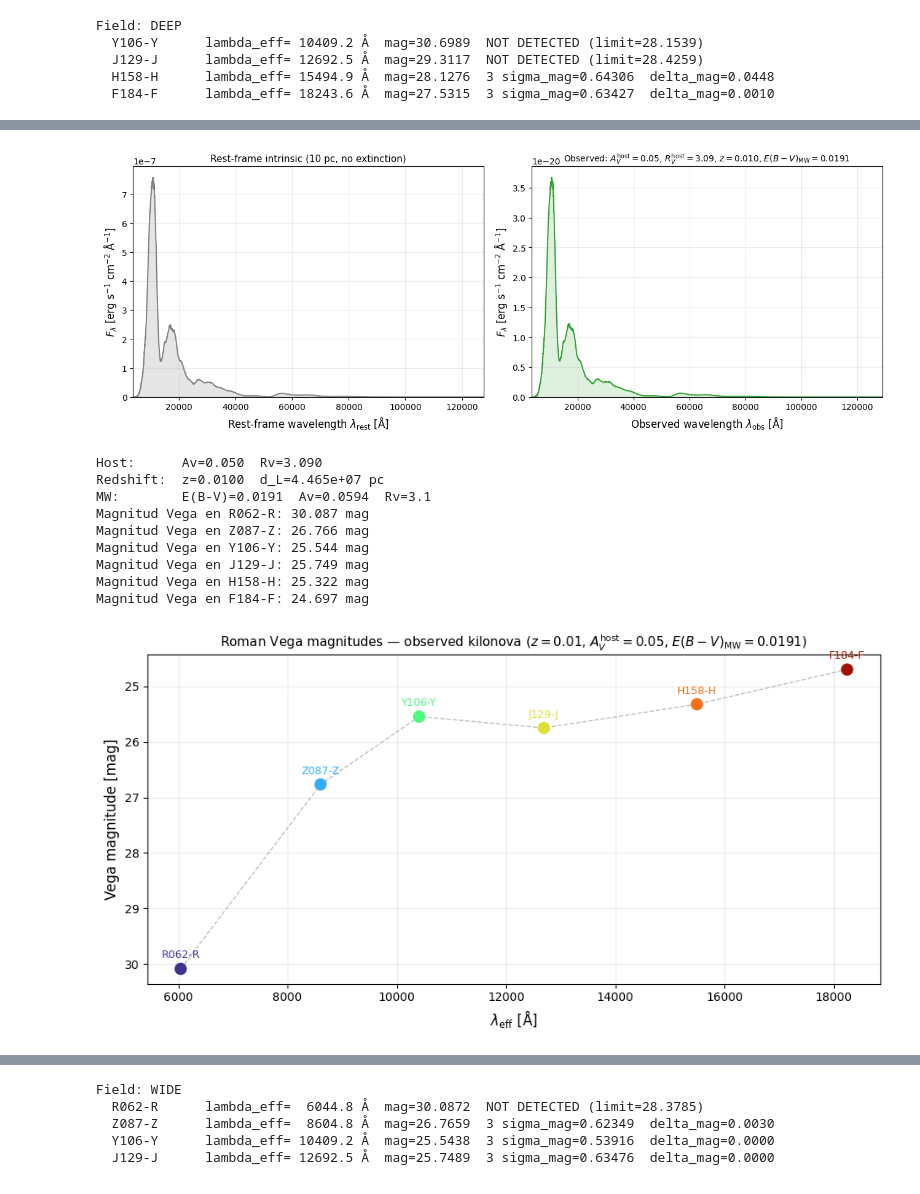
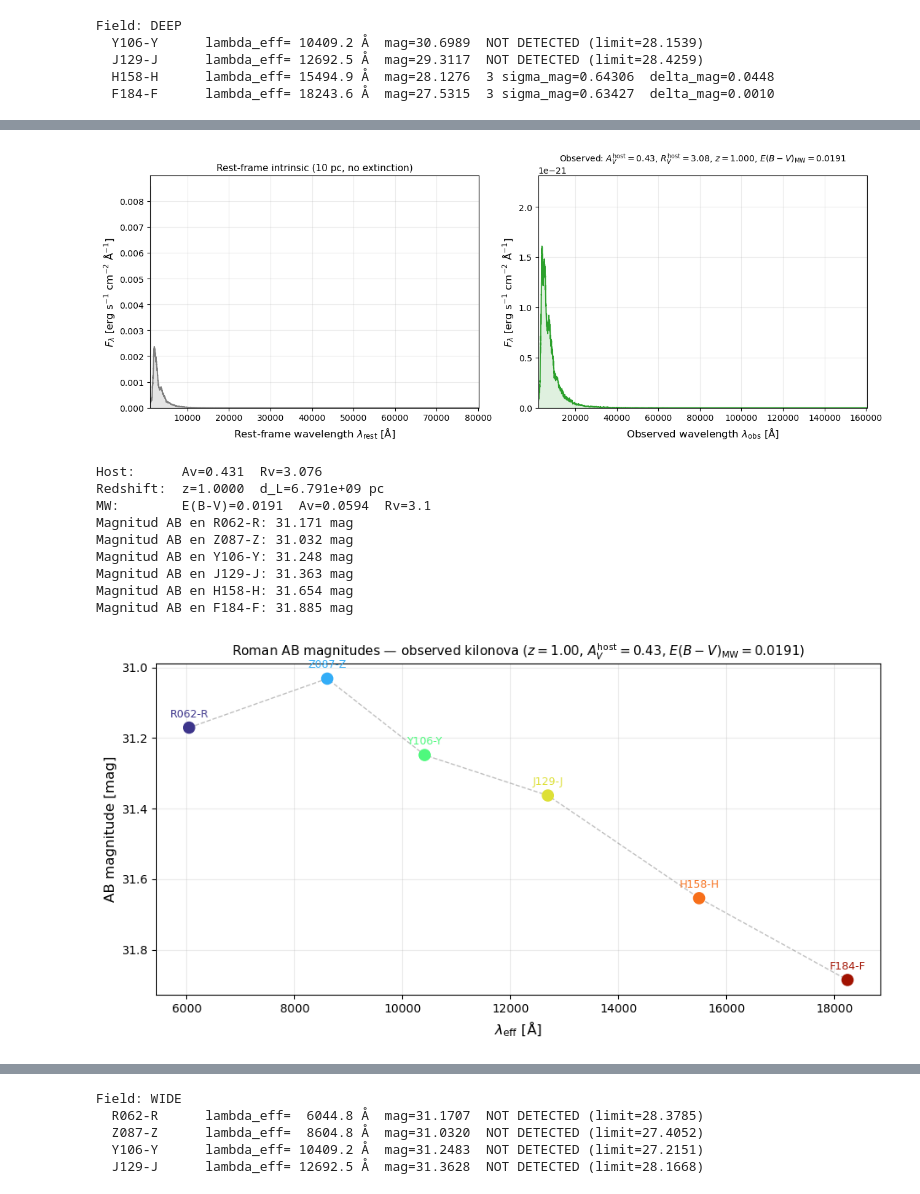
Before and after one commit to Monsalves-Gonzalez-N/Kilonova, a Jupyter notebook: data/dust_generation/Extinction.ipynb, the cells around one changed output, grey strips where cells are left out. Cells and saved outputs as stored; diff of their text form; code cells hidden in the pictures.

```diff
--- a/data/dust_generation/Extinction.ipynb
+++ b/data/dust_generation/Extinction.ipynb
@@ -516,8 +516,8 @@ from astropy.coordinates import SkyCoord
 from dustmaps.sfd import SFDQuery
 
 MILKY_WAY_RV = 3.1
-HOURGLASS_OBJECTS_PATH = '/Users/bhianca/Downloads/hourglass_objects.parquet'
-HOURGLASS_PHOTOMETRY_PATH = '/Users/bhianca/Downloads/hourglass_photometry.parquet'
+HOURGLASS_OBJECTS_PATH = 'hourglass_objects.parquet'
+HOURGLASS_PHOTOMETRY_PATH = 'hourglass_photometry.parquet'
 
 
 def sample_hourglass_ebv(
@@ -597,6 +597,6 @@ hltds_sampling = sample_hourglass_ebv(
     number_of_samples=10000,
     random_seed=123,
     plot=True,
-    save_path='/Users/bhianca/Kilonova/data/dust_generation/hourglass_ebv_positions.png',
+    save_path='hourglass_ebv_positions.png',
 )
 # %% [output]
@@ -786,7 +777,7 @@ milky_way_result = attenuate_kilonova_with_milky_way(
     number_of_draws=300,
     random_seed=42,
     plot=True,
-    save_path='/Users/bhianca/Kilonova/data/dust_generation/kn_milky_way_extinction.png',
+    save_path='kn_milky_way_extinction.png',
 )
 # %% [output]
 [figure]
@@ -984,7 +975,7 @@ observed_spectrum_result = generate_observed_kilonova_spectrum(
     input_mode='flux',
     output_mode='flux',
     plot=True,
-    save_path='/Users/bhianca/Kilonova/data/dust_generation/kn_observed_pipeline.png',
+    save_path='kn_observed_pipeline.png',
 )
 # %% [output]
 [figure]
@@ -1060,11 +1051,11 @@ from pyphot.vega import Vega
 import pyphot
 
 
-def plot_roman_vega_magnitudes(vega_magnitudes, observed_spectrum_result, save_path=None):
+def plot_roman_vega_magnitudes(ab_magnitudes, observed_spectrum_result, save_path=None):
     parameters = observed_spectrum_result['parameters']
-    filter_names = list(vega_magnitudes.keys())
-    lambda_effs = [vega_magnitudes[col]['lambda_eff'] for col in filter_names]
-    magnitudes = [vega_magnitudes[col]['magnitude'] for col in filter_names]
+    filter_names = list(ab_magnitudes.keys())
+    lambda_effs = [ab_magnitudes[col]['lambda_eff'] for col in filter_names]
+    magnitudes = [ab_magnitudes[col]['magnitude'] for col in filter_names]
 
     sort_order = np.argsort(lambda_effs)
     filter_names_sorted = [filter_names[i] for i in sort_order]
@@ -1089,9 +1080,9 @@ def plot_roman_vega_magnitudes(vega_magnitudes, observed_spectrum_result, save_p
         )
 
     axis.set_xlabel(r'$\lambda_{\rm eff}$ [Å]', fontsize=12)
-    axis.set_ylabel('Vega magnitude [mag]', fontsize=12)
+    axis.set_ylabel('AB magnitude [mag]', fontsize=12)
     axis.set_title(
-        fr'Roman Vega magnitudes — observed kilonova '
+        fr'Roman AB magnitudes — observed kilonova '
         fr'($z={parameters["redshift"]:.2f}$, '
         fr'$A_V^{{\rm host}}={parameters["extinction_av_host"]:.2f}$, '
         fr'$E(B-V)_{{\rm MW}}={parameters["ebv_milky_way"]:.4f}$)',
@@ -1106,35 +1097,33 @@ def plot_roman_vega_magnitudes(vega_magnitudes, observed_spectrum_result, save_p
 
 
 def compute_roman_vega_magnitudes(observed_spectrum_result, roman_filters, plot=True, save_path=None):
-    vega = Vega()
-
     wavelength_obs = observed_spectrum_result['wavelength_observed'].to(u.AA).value
     flux_obs = observed_spectrum_result['flux_observed'].to(FLUX_UNIT).value
 
     wave_with_units = wavelength_obs * pyphot.config.units.U("AA")
     flux_with_units = flux_obs * pyphot.config.units.U("flam")
 
-    vega_magnitudes = {}
+    ab_magnitudes = {}
     for col, filter_data in roman_filters.items():
         f = filter_data['filter']
         fluxes = f.get_flux(wave_with_units, flux_with_units, axis=-1)
-        mag = -2.5 * np.log10(fluxes.value) - f.Vega_zero_mag
-        vega_magnitudes[col] = {
+        mag = -2.5 * np.log10(fluxes.value) - f.AB_zero_mag
+        ab_magnitudes[col] = {
             'magnitude': mag,
             'lambda_eff': filter_data['lambda_eff'],
         }
-        print(f"Magnitud Vega en {f.name}: {mag:0.3f} mag")
+        print(f"Magnitud AB en {f.name}: {mag:0.3f} mag")
 
     if plot:
-        plot_roman_vega_magnitudes(vega_magnitudes, observed_spectrum_result, save_path=save_path)
+        plot_roman_vega_magnitudes(ab_magnitudes, observed_spectrum_result, save_path=save_path)
 
-    return vega_magnitudes
+    return ab_magnitudes
 
 
 roman_vega_magnitudes = compute_roman_vega_magnitudes(
     observed_spectrum_result,
     results,
     plot=True,
-    save_path='/Users/bhianca/Kilonova/data/dust_generation/kn_roman_vega_magnitudes.png',
+    save_path='kn_roman_ab_magnitudes.png',
 )
 # %% [output]
@@ -1696,22 +1658,22 @@ lam_valid, spectrum = load_lanl_spectrum(spectrum_id=100000, plot=True)
 # %%
 pipeline_results = observe_kilonova_with_roman(
     model_wavelength=lam_valid,
     model_flux=spectrum,
     field='WIDE',
-    redshift=0.01,
+    redshift=1,
     av_samples=Av_samples,
     rv_samples=RV_samples,
     plot=True,
 )
 # %% [output]
-[figure, old version]
+[figure, new version]
-Host:      Av=0.050  Rv=3.090
-Redshift:  z=0.0100  d_L=4.465e+07 pc
+Host:      Av=0.431  Rv=3.076
+Redshift:  z=1.0000  d_L=6.791e+09 pc
 MW:        E(B-V)=0.0191  Av=0.0594  Rv=3.1
-Magnitud Vega en R062-R: 30.087 mag
-Magnitud Vega en Z087-Z: 26.766 mag
-Magnitud Vega en Y106-Y: 25.544 mag
-Magnitud Vega en J129-J: 25.749 mag
-Magnitud Vega en H158-H: 25.322 mag
-Magnitud Vega en F184-F: 24.697 mag
+Magnitud AB en R062-R: 31.171 mag
+Magnitud AB en Z087-Z: 31.032 mag
+Magnitud AB en Y106-Y: 31.248 mag
+Magnitud AB en J129-J: 31.363 mag
+Magnitud AB en H158-H: 31.654 mag
+Magnitud AB en F184-F: 31.885 mag
-[figure, old version]
+[figure, new version]
@@ -1719,8 +1681,8 @@ Magnitud Vega en F184-F: 24.697 mag
 Field: WIDE
-  R062-R      lambda_eff=  6044.8 Å  mag=30.0872  NOT DETECTED (limit=28.3785)
-  Z087-Z      lambda_eff=  8604.8 Å  mag=26.7659  3 sigma_mag=0.62349  delta_mag=0.0030
-  Y106-Y      lambda_eff= 10409.2 Å  mag=25.5438  3 sigma_mag=0.53916  delta_mag=0.0000
-  J129-J      lambda_eff= 12692.5 Å  mag=25.7489  3 sigma_mag=0.63476  delta_mag=0.0000
+  R062-R      lambda_eff=  6044.8 Å  mag=31.1707  NOT DETECTED (limit=28.3785)
+  Z087-Z      lambda_eff=  8604.8 Å  mag=31.0320  NOT DETECTED (limit=27.4052)
+  Y106-Y      lambda_eff= 10409.2 Å  mag=31.2483  NOT DETECTED (limit=27.2151)
+  J129-J      lambda_eff= 12692.5 Å  mag=31.3628  NOT DETECTED (limit=28.1668)
 # %%
 def plot_lanl_light_curve(
     time_days,
```
Also changed, not shown: parts of 10 cells of this notebook, 18 other files.
